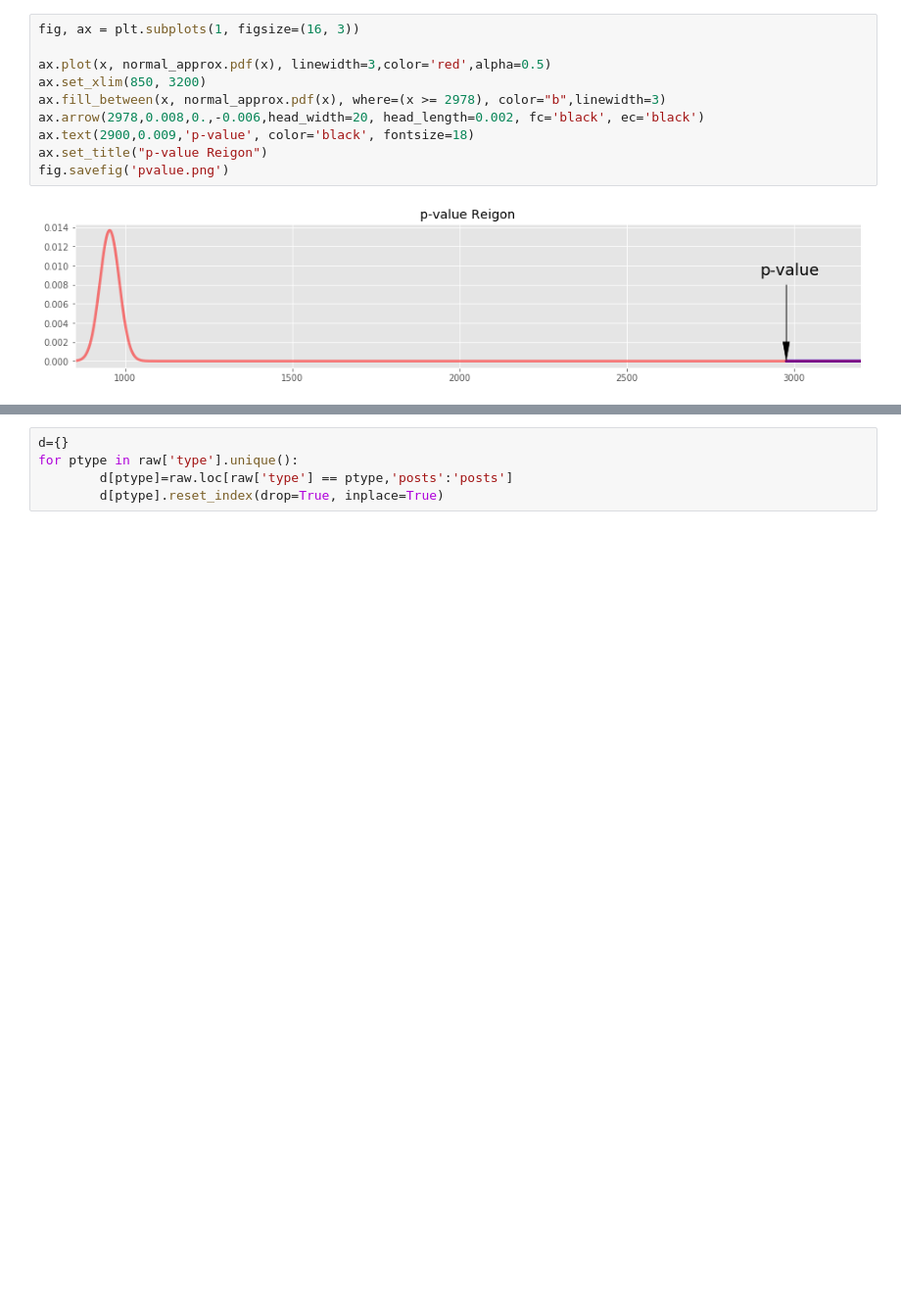
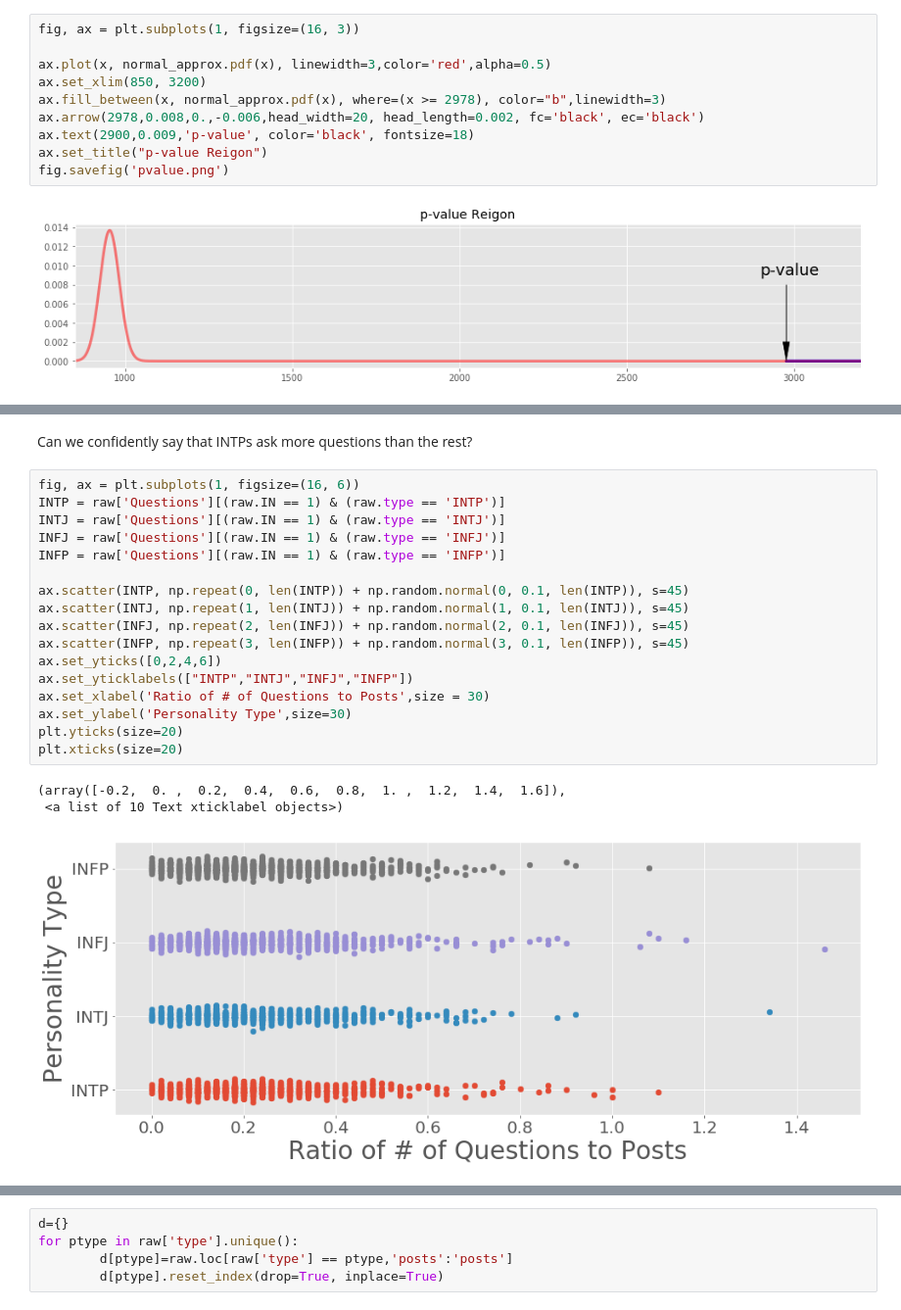
Before and after one commit to Vega-daniel/Predicting_personality, a Jupyter notebook: Personality_Predictor.ipynb, the cells around one changed output, grey strips where cells are left out. Shown at 98% size. Saved outputs shown, nothing was run; the diff lists cells and outputs as text; blank space fills up the shorter version.

```diff
--- a/Personality_Predictor.ipynb
+++ b/Personality_Predictor.ipynb
@@ -260,0 +282,23 @@ fig.savefig('pvalue.png')
+# %% [markdown]
+Can we confidently say that INTPs ask more questions than the rest?
+# %%
+fig, ax = plt.subplots(1, figsize=(16, 6))
+INTP = raw['Questions'][(raw.IN == 1) & (raw.type == 'INTP')]
+INTJ = raw['Questions'][(raw.IN == 1) & (raw.type == 'INTJ')]
+INFJ = raw['Questions'][(raw.IN == 1) & (raw.type == 'INFJ')]
+INFP = raw['Questions'][(raw.IN == 1) & (raw.type == 'INFP')]
+
+ax.scatter(INTP, np.repeat(0, len(INTP)) + np.random.normal(0, 0.1, len(INTP)), s=45)
+ax.scatter(INTJ, np.repeat(1, len(INTJ)) + np.random.normal(1, 0.1, len(INTJ)), s=45)
+ax.scatter(INFJ, np.repeat(2, len(INFJ)) + np.random.normal(2, 0.1, len(INFJ)), s=45)
+ax.scatter(INFP, np.repeat(3, len(INFP)) + np.random.normal(3, 0.1, len(INFP)), s=45)
+ax.set_yticks([0,2,4,6])
+ax.set_yticklabels(["INTP","INTJ","INFJ","INFP"])
+ax.set_xlabel('Ratio of # of Questions to Posts',size = 30)
+ax.set_ylabel('Personality Type',size=30)
+plt.yticks(size=20)
+plt.xticks(size=20)
+# %% [output]
+(array([-0.2,  0. ,  0.2,  0.4,  0.6,  0.8,  1. ,  1.2,  1.4,  1.6]),
+ <a list of 10 Text xticklabel objects>)
+[figure, added]
```
Also changed, not shown: parts of 37 cells of this notebook, 2 other files.
